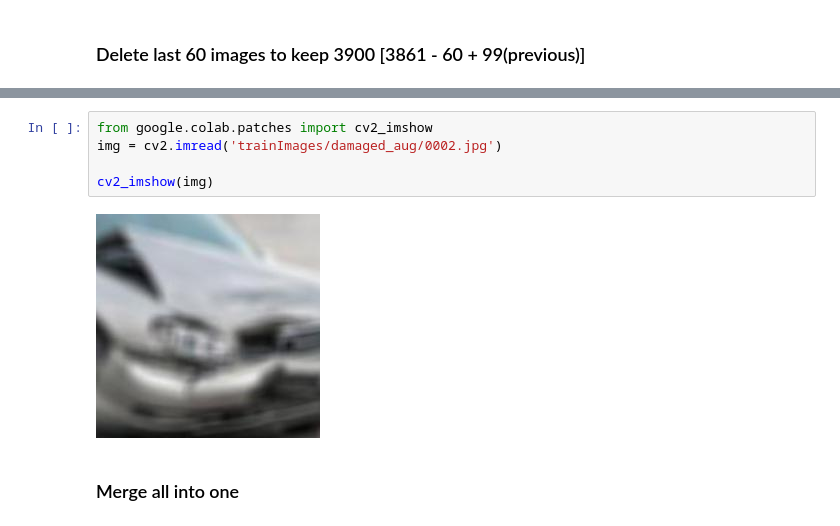
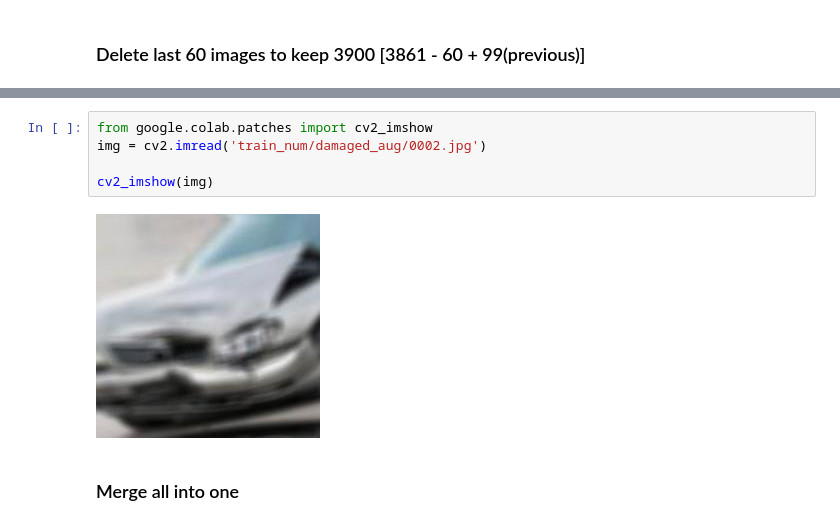
Before and after one commit to utshabkg/ML_Competition-AND-Practice, a Jupyter notebook: Competition/HackerEarth Fast, Furious and Insured/EDA.ipynb, the cells around one changed output, grey strips where cells are left out. Saved outputs shown, nothing was run; the diff lists cells and outputs as text.

Commit message:
7800 images in total

```diff
--- a/Competition/HackerEarth Fast, Furious and Insured/EDA.ipynb
+++ b/Competition/HackerEarth Fast, Furious and Insured/EDA.ipynb
@@ -173,11 +205,11 @@ len(os.listdir(path_hr))
 3801
 # %%
 from google.colab.patches import cv2_imshow
-img = cv2.imread('trainImages/damaged_aug/0002.jpg')
+img = cv2.imread('train_num/damaged_aug/0002.jpg')
 
 cv2_imshow(img)
 # %% [output]
-[figure, old version]
+[figure, new version]
 # %% [markdown]
 ### Merge all into one
 # %%
```
Also changed, not shown: parts of 34 cells of this notebook, 3 other files.
